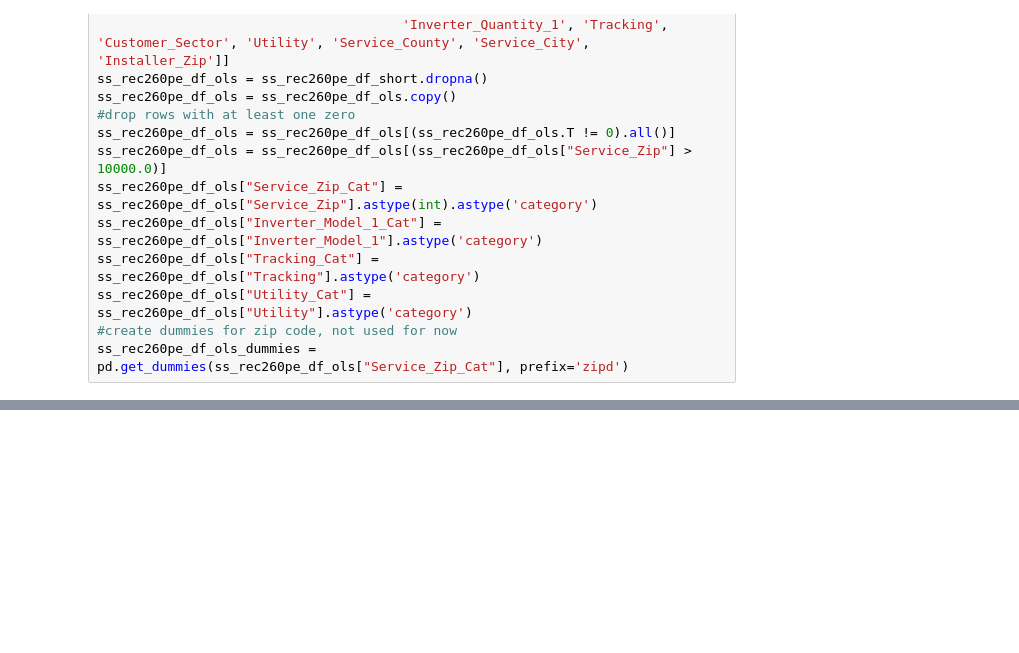
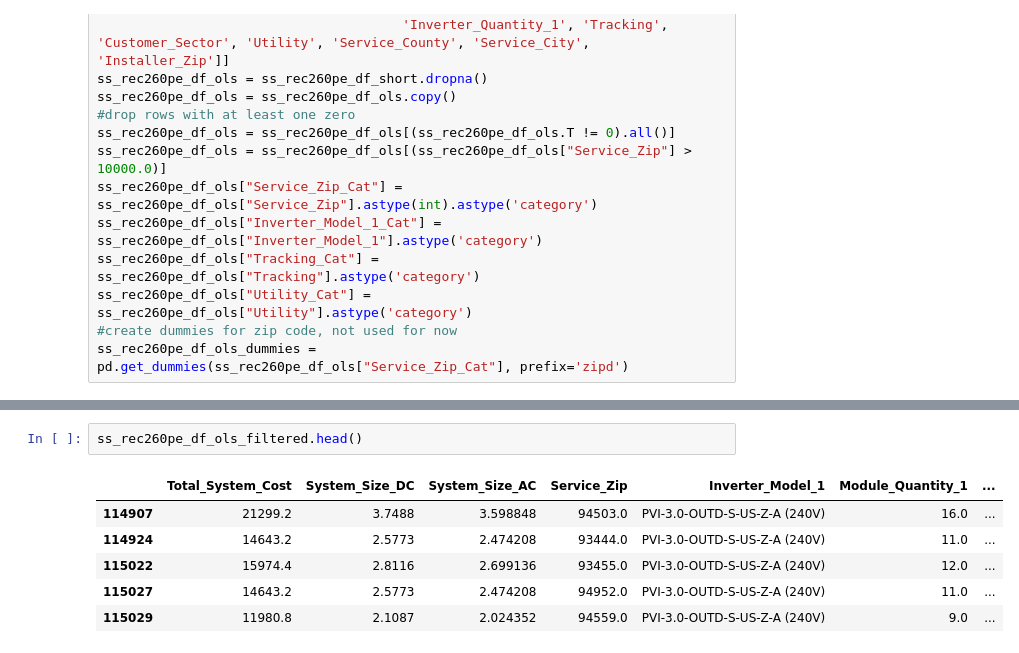
Before and after one commit to wilfeli/ABMIRISLab, a Jupyter notebook: Model/SolarData.ipynb, the cells around one changed output, grey strips where cells are left out. Cells and saved outputs as stored; diff of their text form; blank space fills up the shorter version.

```diff
--- a/Model/SolarData.ipynb
+++ b/Model/SolarData.ipynb
@@ -436,0 +292,9 @@ ss_rec260pe_df.corr()
+# %%
+ss_rec260pe_df_ols_filtered.head()
+# %% [output]
+|  | Total_System_Cost | System_Size_DC | System_Size_AC | Service_Zip | Inverter_Model_1 | Module_Quantity_1 | ... |
+| 114907 | 21299.2 | 3.7488 | 3.598848 | 94503.0 | PVI-3.0-OUTD-S-US-Z-A (240V) | 16.0 | ... |
+| 114924 | 14643.2 | 2.5773 | 2.474208 | 93444.0 | PVI-3.0-OUTD-S-US-Z-A (240V) | 11.0 | ... |
+| 115022 | 15974.4 | 2.8116 | 2.699136 | 93455.0 | PVI-3.0-OUTD-S-US-Z-A (240V) | 12.0 | ... |
+| 115027 | 14643.2 | 2.5773 | 2.474208 | 94952.0 | PVI-3.0-OUTD-S-US-Z-A (240V) | 11.0 | ... |
+| 115029 | 11980.8 | 2.1087 | 2.024352 | 94559.0 | PVI-3.0-OUTD-S-US-Z-A (240V) | 9.0 | ... |
```
Also changed, not shown: parts of 25 cells of this notebook, 8 other files.
